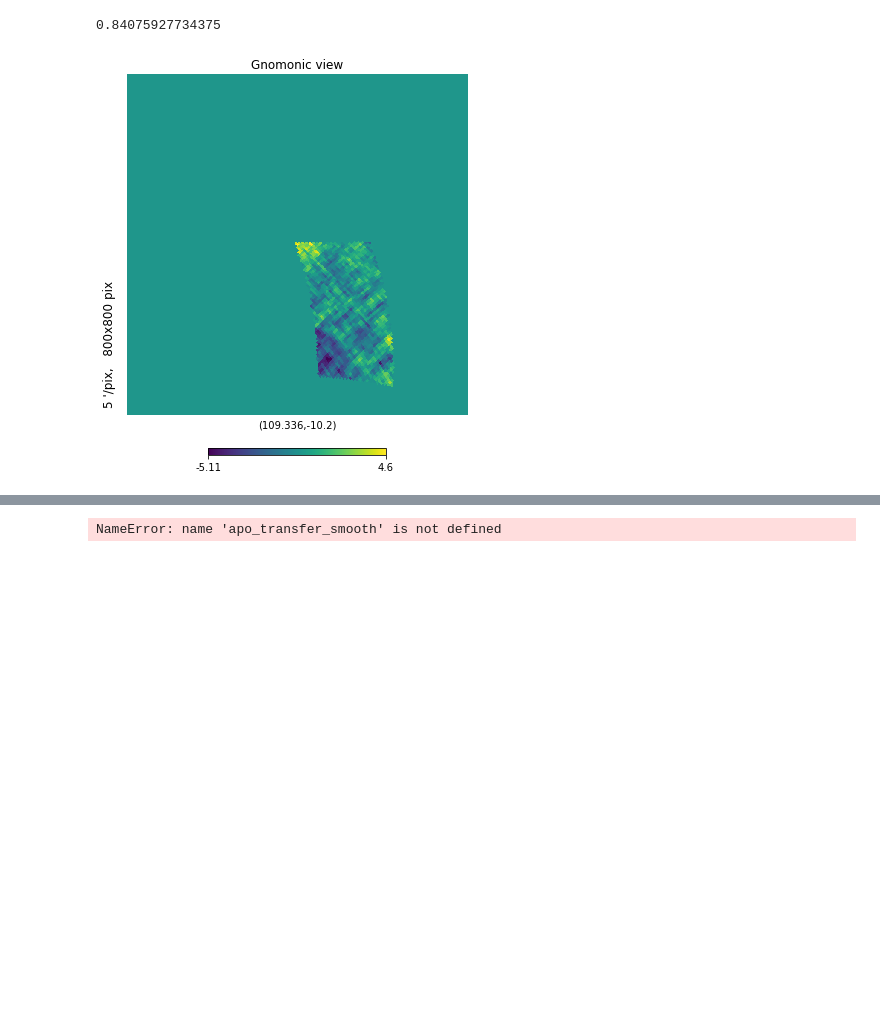
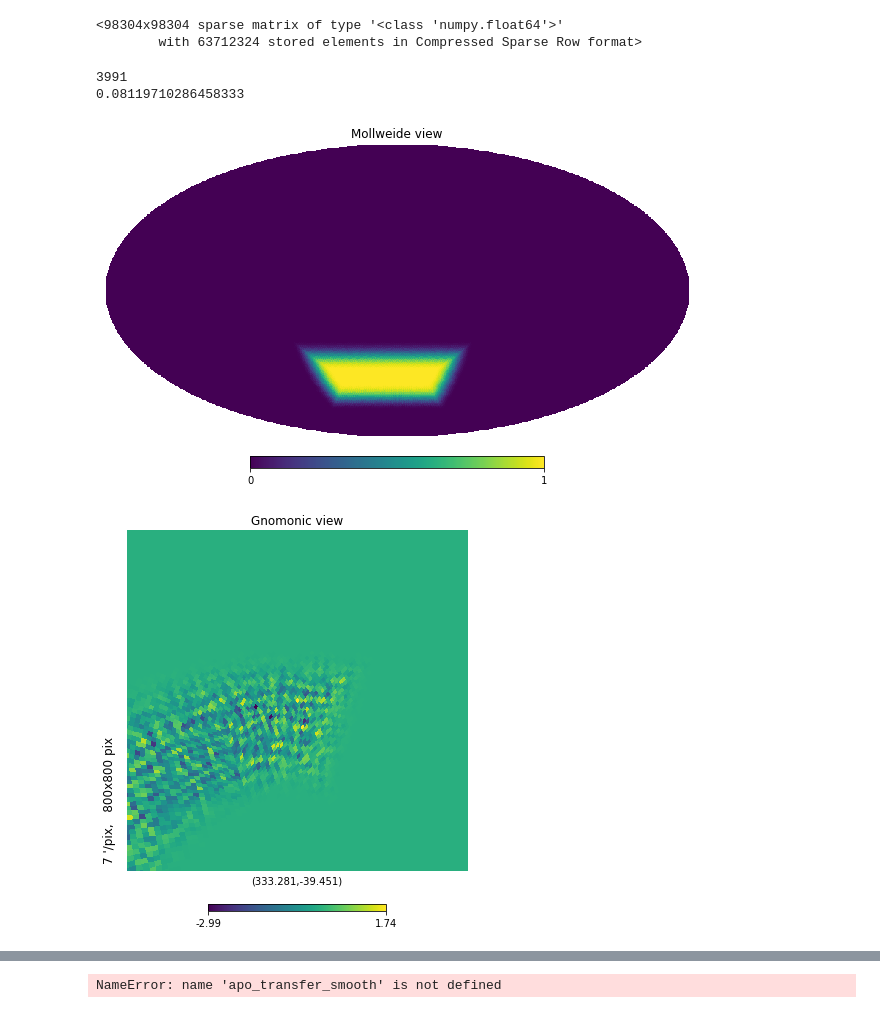
Before and after one commit to catyz/matrix, a Jupyter notebook: purification.ipynb, the cells around one changed output, grey strips where cells are left out. Saved outputs shown, nothing was run; the diff lists cells and outputs as text; code cells hidden in the pictures; blank space fills up the shorter version.

```diff
--- a/purification.ipynb
+++ b/purification.ipynb
@@ -5,18 +5,29 @@ import healpy as hp
 #import pymaster as nmt
 import scipy.sparse as sparse
 # %%
-pi_B = sparse.load_npz('pi_B_500.npz')
+pi_B = sparse.load_npz('pi_B_2000.npz')
+#pi_B = np.load('pi_B_numpy.npy')
+pi_B
+# %% [output]
+<98304x98304 sparse matrix of type '<class 'numpy.float64'>'
+        with 63712324 stored elements in Compressed Sparse Row format>
 # %%
-nside = 128
+nside = 64
 npix = hp.nside2npix(nside)
 lmax = 3*nside-1
-mask = hp.read_map('./toast_pure_maps/0/B_telescope_all_time_all_invnpp.fits',verbose=False, dtype=np.float64)
-mask[np.where(mask!=0)] = 1
-#mask_apo = nmt.mask_apodization(mask, 5, apotype='C1')
+mask = hp.read_map('./south_patch_apo_64.fits',verbose=False, dtype=np.float64)
+#mask = hp.read_map('analytic_mask_apo.fits', verbose=False, dtype=np.float64)
+# mask[np.where(mask!=0)] = 1
+# mask_apo = nmt.mask_apodization(mask, 5, apotype='C1')
 
 # in_map = mask_apo*hp.read_map(f'./pure_maps/E/E_map_1.fits', field=[1,2], verbose=False, dtype=np.float64)
-fsky = len(np.where(mask==1)[0])/len(mask)
-fsky*100
+nz =len(np.where(mask!=0)[0])
+print(nz)
+fsky= nz/len(mask)
+print(fsky)
+hp.mollview(mask)
 # %% [output]
-0.84075927734375
+3991
+0.08119710286458333
+[figure, added]
 # %%
@@ -30,10 +41,10 @@ m = m_vector[:npix]
 lon,lat = hp.pix2ang(nside, np.argmax(m), lonlat=True)
 lon+=0
 lat+=0
-hp.gnomview(m_vector[:npix], rot=(lon, lat), xsize=800, reso=5)
+hp.gnomview(m_vector[:npix], rot=(lon, lat), xsize=800, reso=7)
 #hp.gnomview(m_vector[npix:], rot=(lon, lat), xsize=800, reso=5)
 # %% [output]
-[figure, old version]
+[figure, new version]
 # %%
 m_pure = pi_B.dot(m_vector)
 m_pure = m_pure.reshape(2, npix)
```
Also changed, not shown: parts of 3 cells of this notebook, 18 other files.
